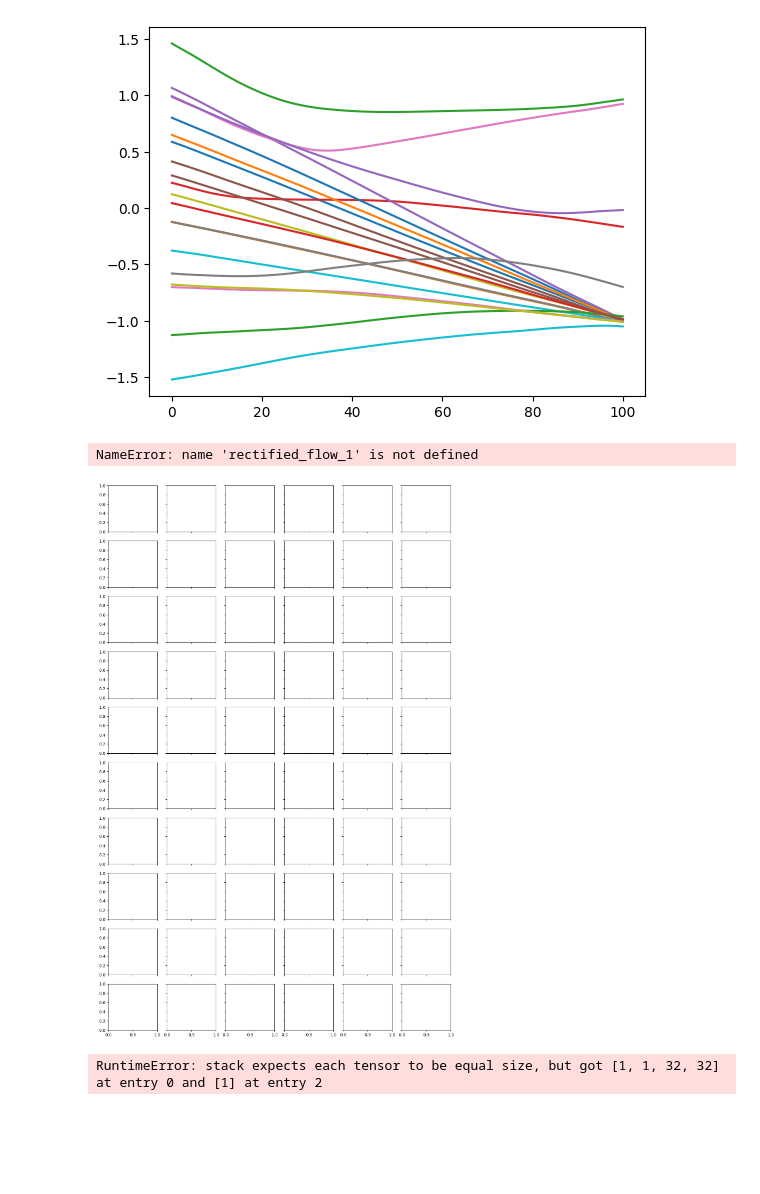
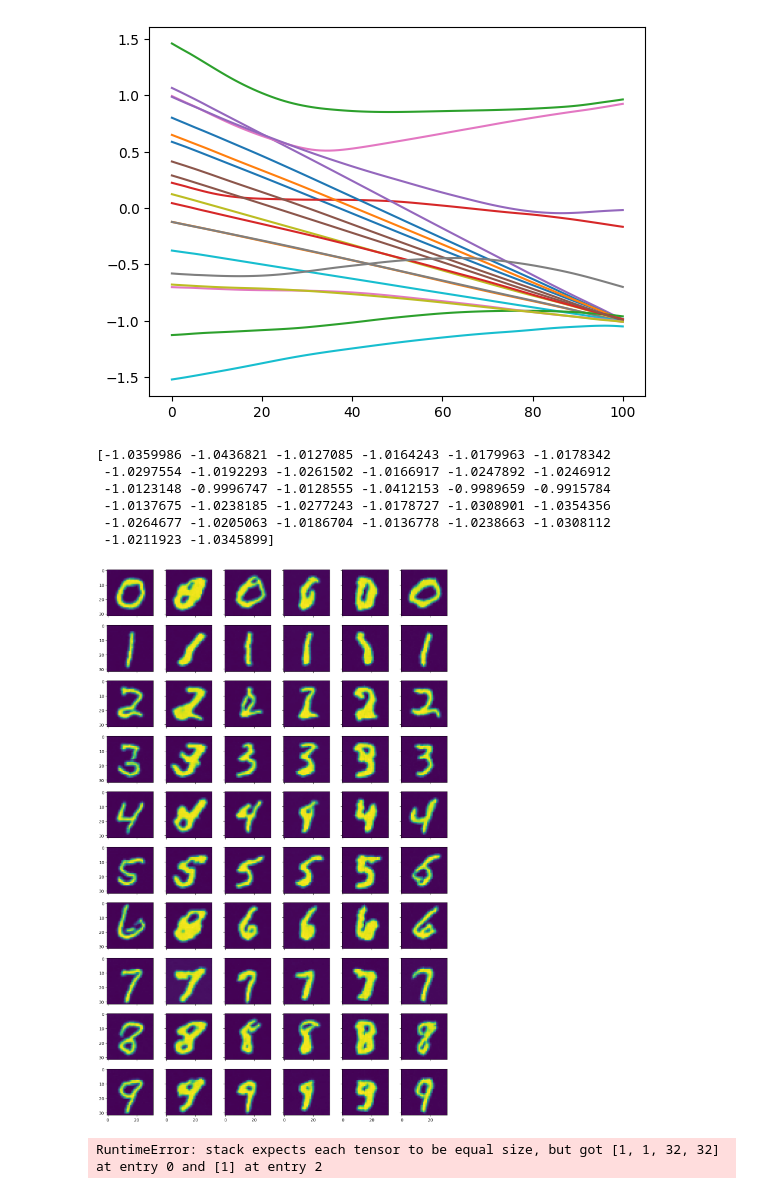
Before and after one commit to HeiseMax/RectifiedFlow, a Jupyter notebook: MNIST_Allcond_Unet_big.ipynb, the cells around one changed output. Saved outputs shown, nothing was run; the diff lists cells and outputs as text; code cells hidden in the pictures; blank space fills up the shorter version.

```diff
--- a/MNIST_Allcond_Unet_big.ipynb
+++ b/MNIST_Allcond_Unet_big.ipynb
@@ -78,23 +79,28 @@ plt.plot()
 # %%
 rows = 10
 columns = 6
 size = (15, 24)
 fig, ax = plt.subplots(rows, columns, figsize=(size), sharex=True, sharey=True)
 
 
 for column in range(columns):
     img_init = torch.randn(1,1,32,32).to(device) *0.8
 
     for row in range(rows):
         labels = torch.tensor([row]).to(device)
-        labels = one_hot_image(labels, device)
+        #labels = one_hot_image(labels, device)
         img = rectified_flow_1.sample_ode_cond(img_init, labels, 100)[-1][0,0].detach().cpu().numpy()
         ax[row, column].imshow(img)
 print(img[-1])
 plt.show()
 # %% [output]
-NameError: name 'rectified_flow_1' is not defined
+[-1.0359986 -1.0436821 -1.0127085 -1.0164243 -1.0179963 -1.0178342
+ -1.0297554 -1.0192293 -1.0261502 -1.0166917 -1.0247892 -1.0246912
+ -1.0123148 -0.9996747 -1.0128555 -1.0412153 -0.9989659 -0.9915784
+ -1.0137675 -1.0238185 -1.0277243 -1.0178727 -1.0308901 -1.0354356
+ -1.0264677 -1.0205063 -1.0186704 -1.0136778 -1.0238663 -1.0308112
+ -1.0211923 -1.0345899]
-[figure, old version]
+[figure, new version]
 # %%
 rows = 2
 columns = 6
```
Also changed, not shown: parts of 1 cell of this notebook, 6 other files.
